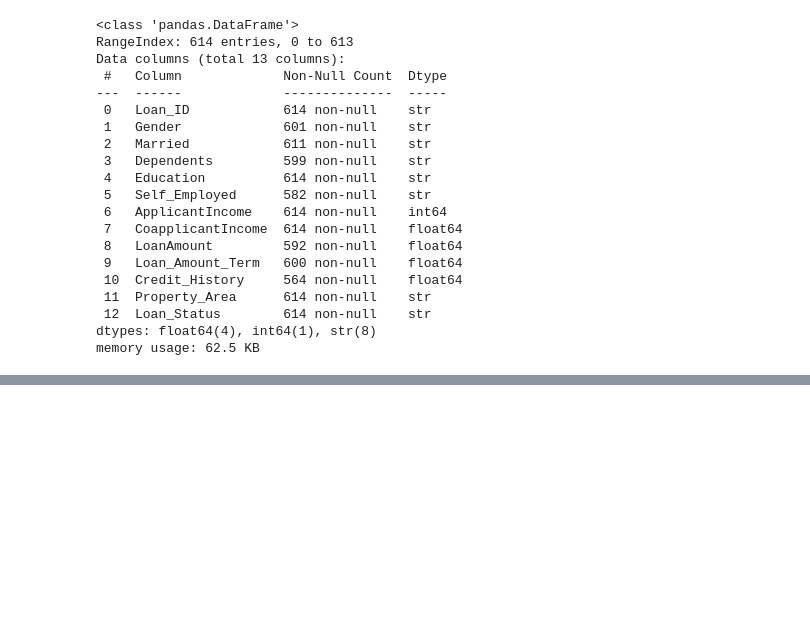
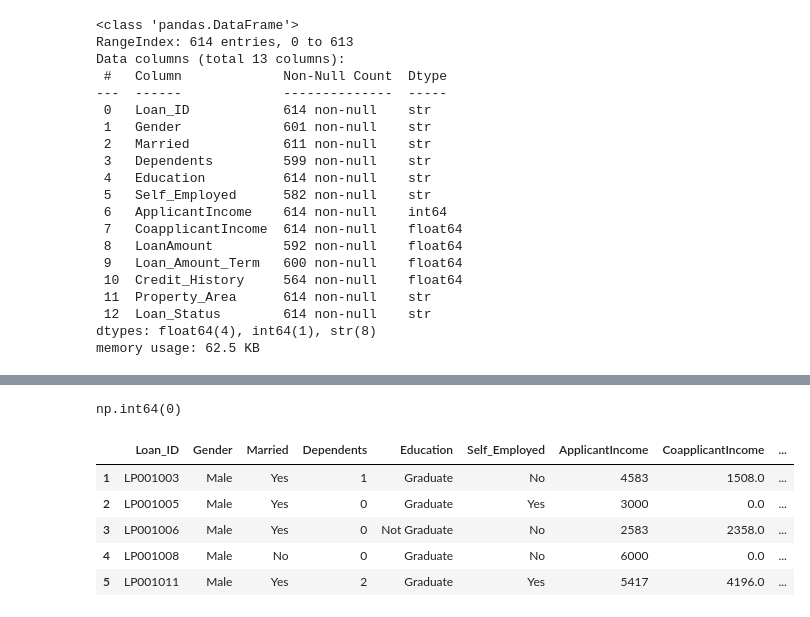
Before and after one commit to nanaBrempong/Loan-Prediction, a Jupyter notebook: Untitled-1.ipynb, the cells around one changed output, grey strips where cells are left out. Saved outputs shown, nothing was run; the diff lists cells and outputs as text; code cells hidden in the pictures; blank space fills up the shorter version.

```diff
--- a/Untitled-1.ipynb
+++ b/Untitled-1.ipynb
@@ -63,0 +121,21 @@ AttributeError: 'DataFrame' object has no attribute 'na'
+# %%
+# Display summary statistics for the cleaned data.
+new_data.describe()
+# %% [output]
+np.int64(0)
+# %%
+# Convert selected columns to integer type for consistency and modeling.
+new_data['CoapplicantIncome']=new_data['CoapplicantIncome'].astype('int64')
+new_data['LoanAmount']=new_data['LoanAmount'].astype('int64')
+new_data['Loan_Amount_Term']=new_data['Loan_Amount_Term'].astype('int64')
+new_data['Credit_History']=new_data['Credit_History'].astype('int64')
+# %%
+# Display the first few rows of the cleaned and type-corrected data.
+new_data.head()
+# %% [output]
+|  | Loan_ID | Gender | Married | Dependents | Education | Self_Employed | ApplicantIncome | CoapplicantIncome | ... |
+| 1 | LP001003 | Male | Yes | 1 | Graduate | No | 4583 | 1508.0 | ... |
+| 2 | LP001005 | Male | Yes | 0 | Graduate | Yes | 3000 | 0.0 | ... |
+| 3 | LP001006 | Male | Yes | 0 | Not Graduate | No | 2583 | 2358.0 | ... |
+| 4 | LP001008 | Male | No | 0 | Graduate | No | 6000 | 0.0 | ... |
+| 5 | LP001011 | Male | Yes | 2 | Graduate | Yes | 5417 | 4196.0 | ... |
```
Also changed, not shown: parts of 17 cells of this notebook, 1 other file.
